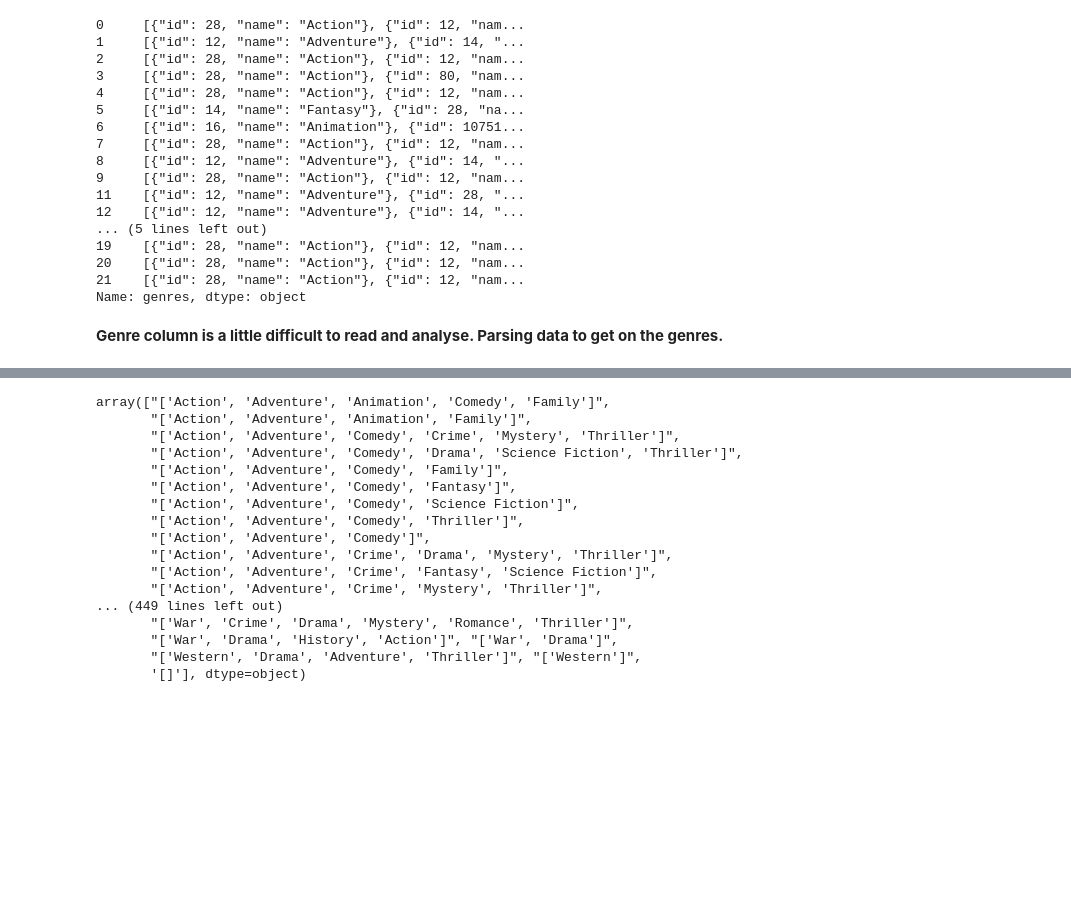
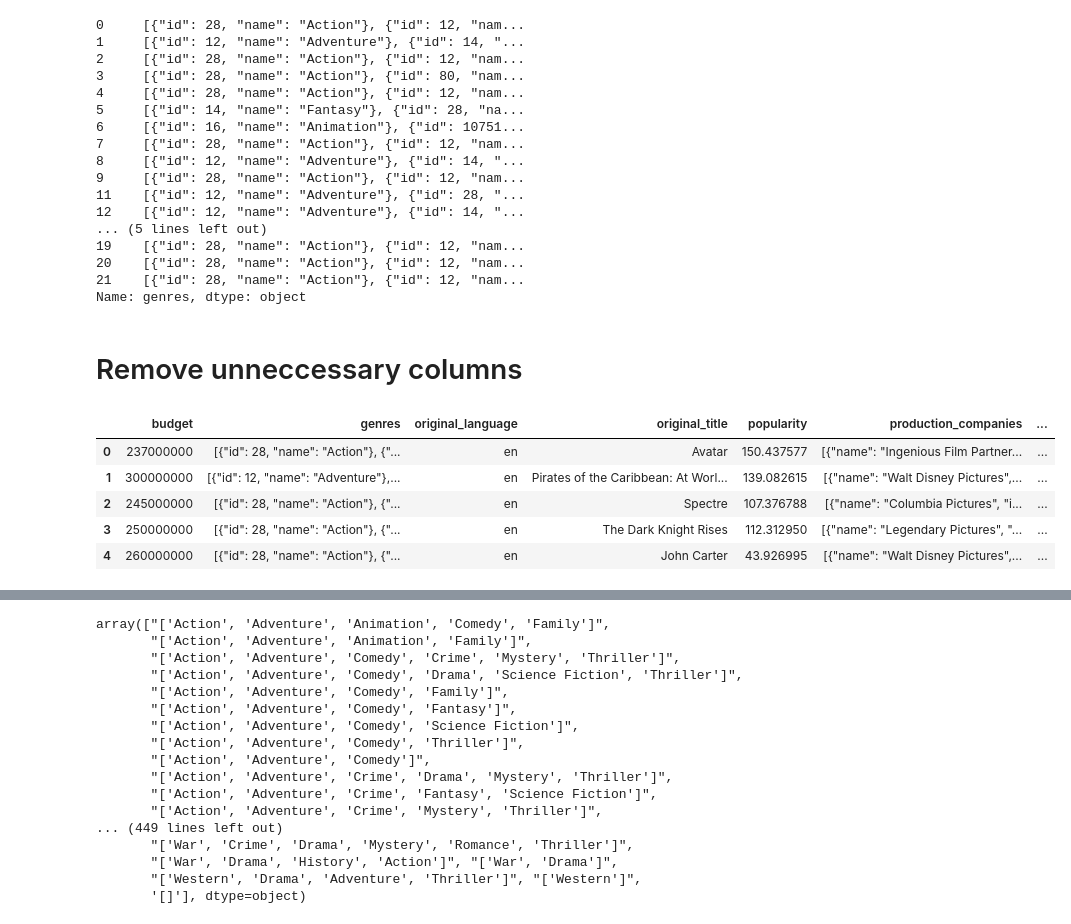
Before and after one commit to HunterKane/Project-2---Movie-Analysis-Udacity, a Jupyter notebook: Project 2 - IMBD Data Analysis .ipynb, the cells around one changed output, grey strips where cells are left out. Cells and saved outputs as stored; diff of their text form; code cells hidden in the pictures; blank space fills up the shorter version.

```diff
--- a/Project 2 - IMBD Data Analysis .ipynb
+++ b/Project 2 - IMBD Data Analysis .ipynb
@@ -78,5 +154,5 @@ movie_df.genres.head(20)
 20    [{"id": 28, "name": "Action"}, {"id": 12, "nam...
 21    [{"id": 28, "name": "Action"}, {"id": 12, "nam...
 Name: genres, dtype: object
-# %% [markdown]
-__Genre column is a little difficult to read and analyse. Parsing data to get on the genres.__
+# %% [markdown]
+# Remove unneccessary columns
@@ -83,3 +162,12 @@ __Genre column is a little difficult to read and analyse. Parsing data to get on
+# %%
+movie_df.head()
+# %% [output]
+|  | budget | genres | original_language | original_title | popularity | production_companies | ... |
+| 0 | 237000000 | [{"id": 28, "name": "Action"}, {"... | en | Avatar | 150.437577 | [{"name": "Ingenious Film Partner... | ... |
+| 1 | 300000000 | [{"id": 12, "name": "Adventure"},... | en | Pirates of the Caribbean: At Worl... | 139.082615 | [{"name": "Walt Disney Pictures",... | ... |
+| 2 | 245000000 | [{"id": 28, "name": "Action"}, {"... | en | Spectre | 107.376788 | [{"name": "Columbia Pictures", "i... | ... |
+| 3 | 250000000 | [{"id": 28, "name": "Action"}, {"... | en | The Dark Knight Rises | 112.312950 | [{"name": "Legendary Pictures", "... | ... |
+| 4 | 260000000 | [{"id": 28, "name": "Action"}, {"... | en | John Carter | 43.926995 | [{"name": "Walt Disney Pictures",... | ... |
 # %%
 # Parse genre column
 def parse_col_json(column,key):
```
Also changed, not shown: parts of 26 cells of this notebook.
